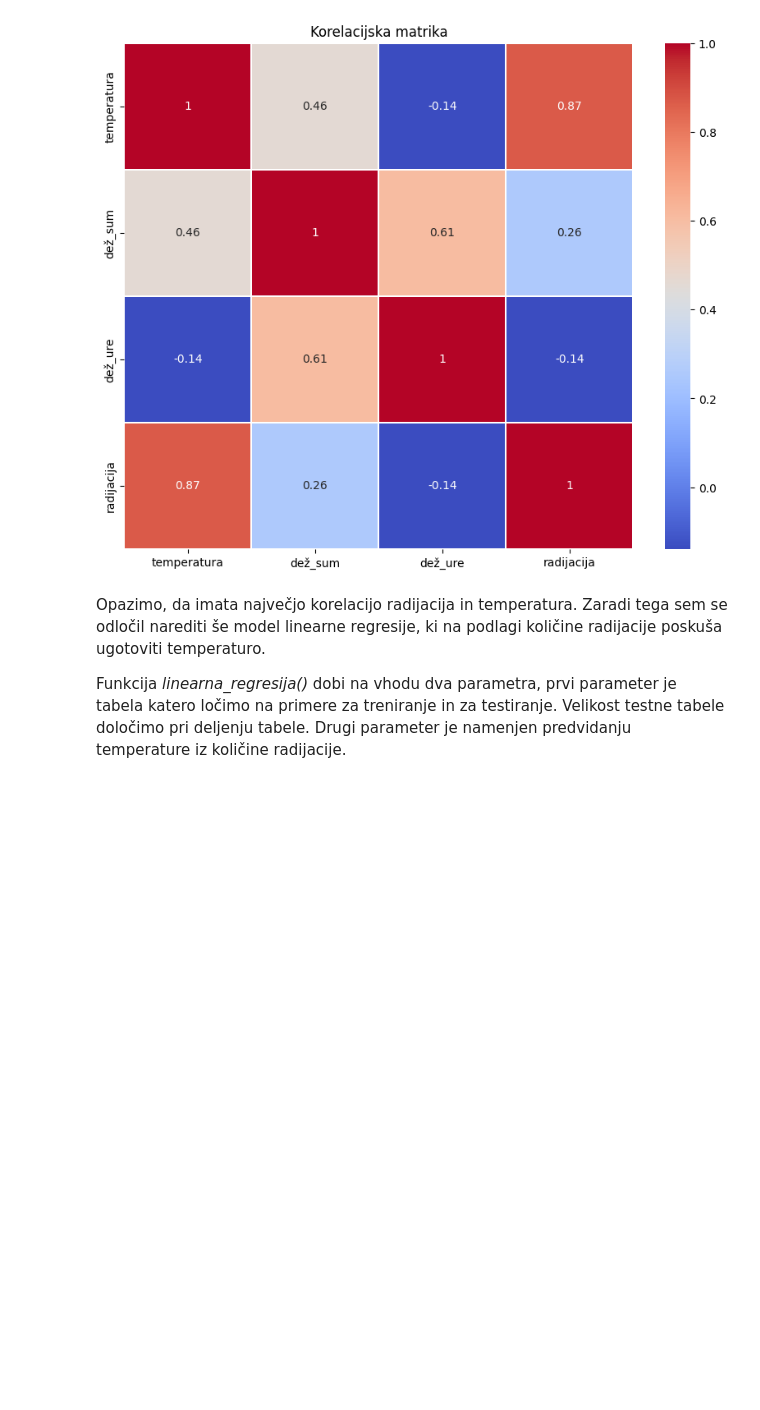
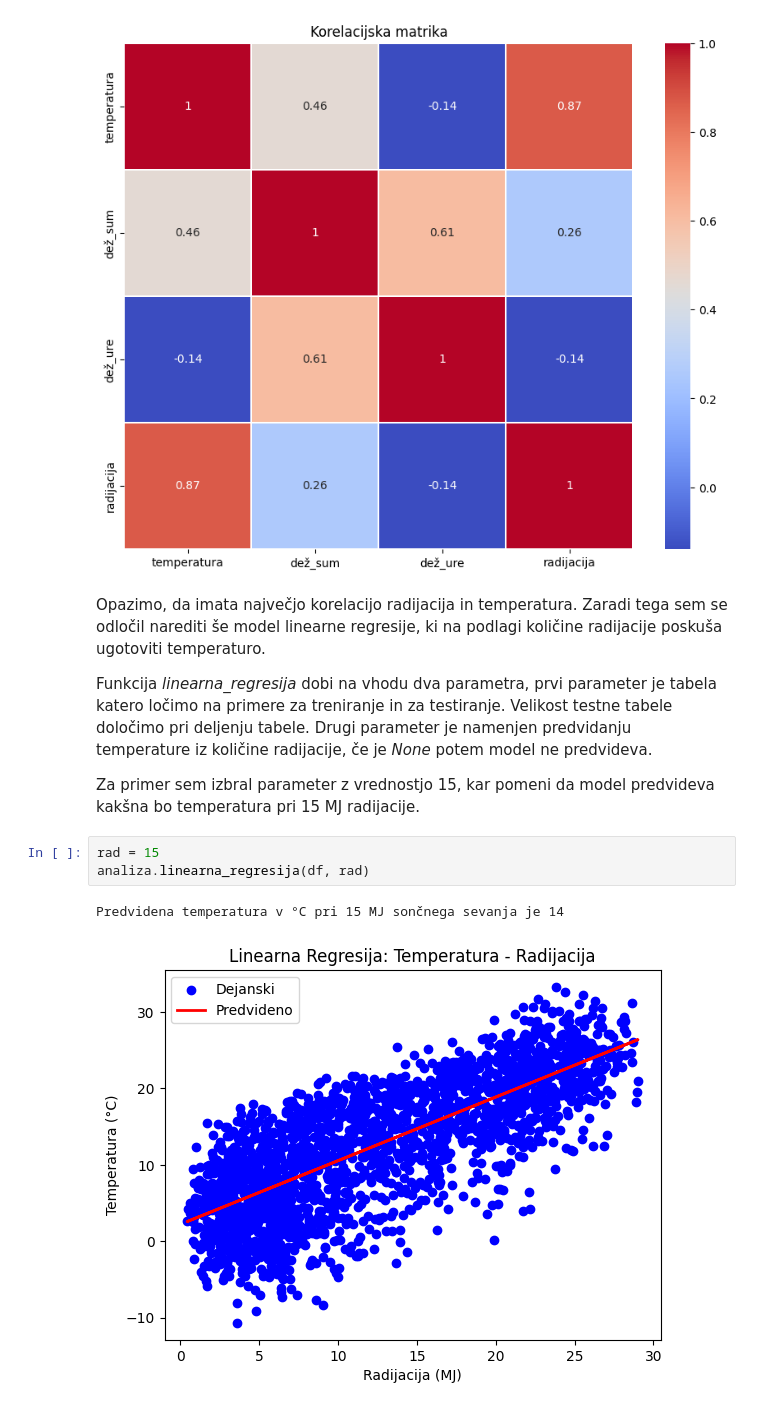
Before and after one commit to DavidSilc/UVP-analiza0, a Jupyter notebook: rezultati.ipynb, the cells around one changed output. Saved outputs shown, nothing was run; the diff lists cells and outputs as text; blank space fills up the shorter version.

Commit message:
dodana linearna regresija

```diff
--- a/rezultati.ipynb
+++ b/rezultati.ipynb
@@ -181,4 +180,12 @@ analiza.korelacijska_matrika(meseci_leta)
 # %% [markdown]
 Opazimo, da imata največjo korelacijo radijacija in temperatura. Zaradi tega sem se odločil narediti še model linearne regresije, ki na podlagi količine radijacije poskuša ugotoviti temperaturo.
 
-Funkcija *linearna_regresija()* dobi na vhodu dva parametra, prvi parameter je tabela katero ločimo na primere za treniranje in za testiranje. Velikost testne tabele določimo pri deljenju tabele. Drugi parameter je namenjen predvidanju temperature iz količine radijacije.
+Funkcija *linearna_regresija* dobi na vhodu dva parametra, prvi parameter je tabela katero ločimo na primere za treniranje in za testiranje. Velikost testne tabele določimo pri deljenju tabele. Drugi parameter je namenjen predvidanju temperature iz količine radijacije, če je *None* potem model ne predvideva.
+
+Za primer sem izbral parameter z vrednostjo 15, kar pomeni da model predvideva kakšna bo temperatura pri 15 MJ radijacije.
+# %%
+rad = 15
+analiza.linearna_regresija(df, rad)
+# %% [output]
+Predvidena temperatura v °C pri 15 MJ sončnega sevanja je 14
+[figure, added]
```
Also changed, not shown: parts of 2 cells of this notebook.
